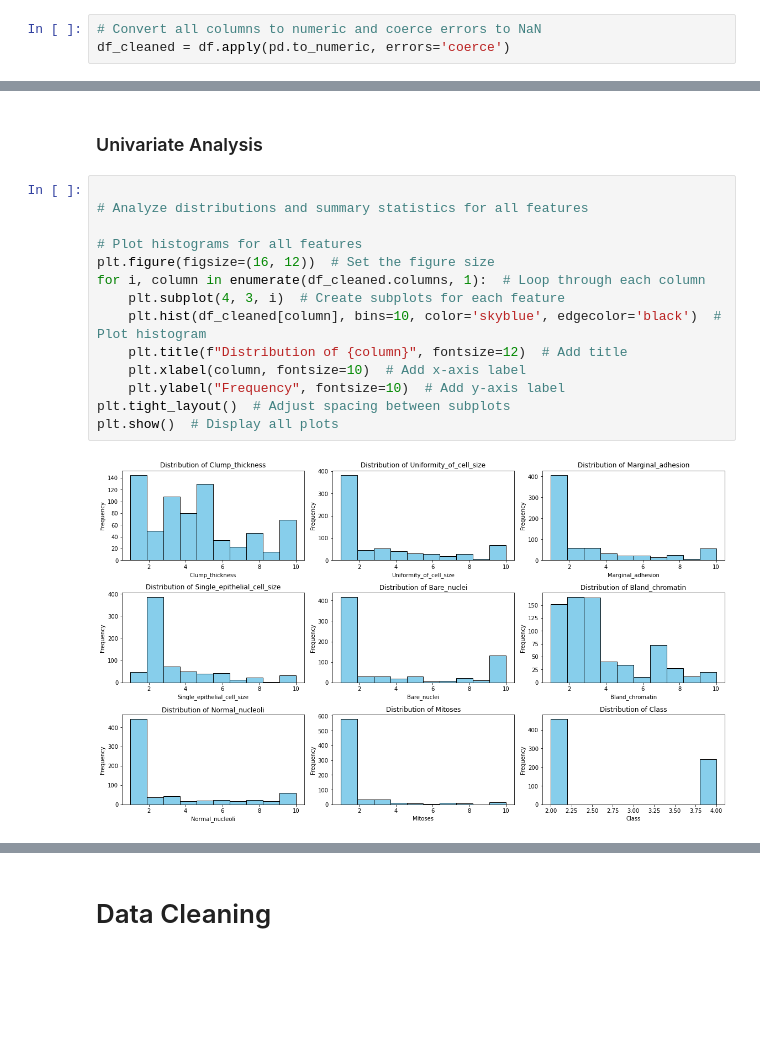
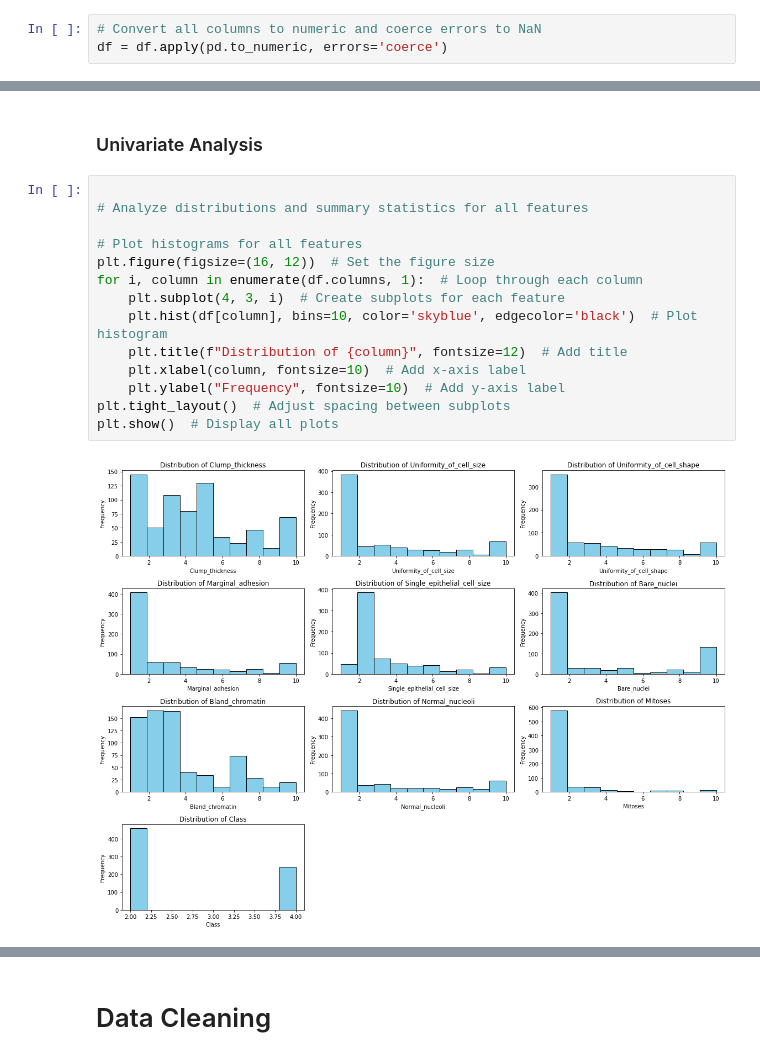
Before and after one commit to Mustaphayinka/ADS2, a Jupyter notebook: Tumor_Classification_Analysis.ipynb, the cells around one changed output, grey strips where cells are left out. Cells and saved outputs as stored; diff of their text form; blank space fills up the shorter version.

```diff
--- a/Tumor_Classification_Analysis.ipynb
+++ b/Tumor_Classification_Analysis.ipynb
@@ -82,5 +82,5 @@ max          10.000000   10.000000    4.000000
 # %%
 # Convert all columns to numeric and coerce errors to NaN
-df_cleaned = df.apply(pd.to_numeric, errors='coerce')
+df = df.apply(pd.to_numeric, errors='coerce')
 # %%
 # Verify if any NaN values were introduced during the conversion
@@ -106,19 +114,19 @@ correlation_matrix = df_cleaned.corr()
 # %%
 
 # Analyze distributions and summary statistics for all features
 
 # Plot histograms for all features
 plt.figure(figsize=(16, 12))  # Set the figure size
-for i, column in enumerate(df_cleaned.columns, 1):  # Loop through each column
+for i, column in enumerate(df.columns, 1):  # Loop through each column
     plt.subplot(4, 3, i)  # Create subplots for each feature
-    plt.hist(df_cleaned[column], bins=10, color='skyblue', edgecolor='black')  # Plot histogram
+    plt.hist(df[column], bins=10, color='skyblue', edgecolor='black')  # Plot histogram
     plt.title(f"Distribution of {column}", fontsize=12)  # Add title
     plt.xlabel(column, fontsize=10)  # Add x-axis label
     plt.ylabel("Frequency", fontsize=10)  # Add y-axis label
 plt.tight_layout()  # Adjust spacing between subplots
 plt.show()  # Display all plots
 # %% [output]
-[figure, old version]
+[figure, new version]
 # %%
 # Scatter Plots for Feature Relationships with Class
 
```
Also changed, not shown: parts of 22 cells of this notebook.
